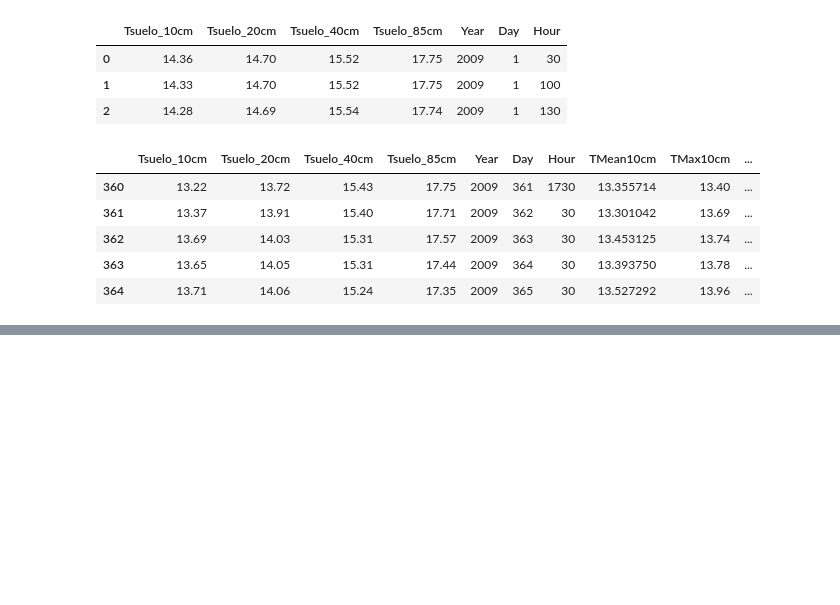
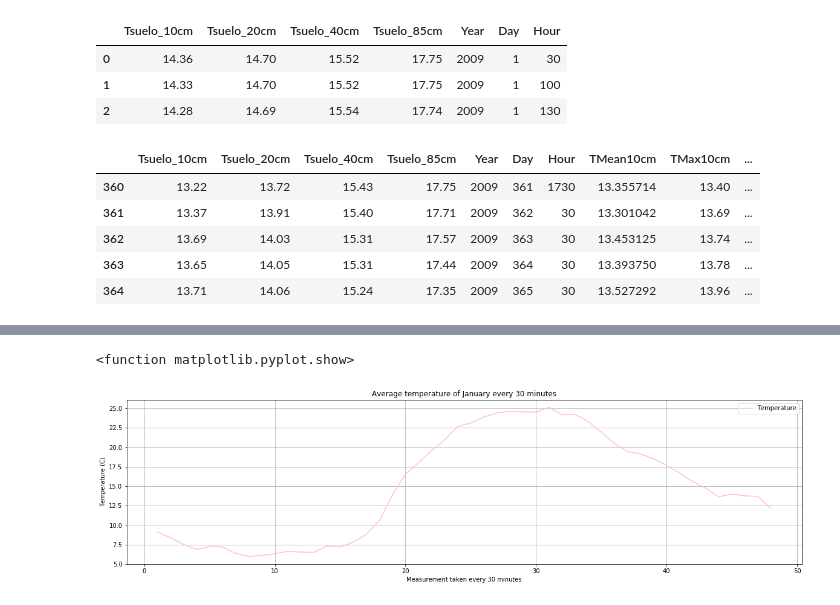
Before and after one commit to JoelA06/Tareas, a Jupyter notebook: Actividad8/Actividad8.ipynb, the cells around one changed output, grey strips where cells are left out. Saved outputs shown, nothing was run; the diff lists cells and outputs as text; code cells hidden in the pictures; blank space fills up the shorter version.

```diff
--- a/Actividad8/Actividad8.ipynb
+++ b/Actividad8/Actividad8.ipynb
@@ -276,0 +342,20 @@ meteo1["airT_Avg"]
+# %%
+#   Datos del primer día de enero con el promedio de la temperatura del aire
+#   Cada intervalo de 3 (porque así coincide con cada 30 minutos)
+#   Me haga la suma de los tres datos ya que se sumaron los tres se saque el promedio
+#y lo guarde en PROM
+#
+suma = 0
+prom = 0
+PromDay = []
+DateDay = []
+Count = 0
+for m in range(1, len(meteo1), 3):
+    if(meteo1["Day"][m] == 1 ):
+        suma = meteo1["airT_Avg"][m] + meteo1["airT_Avg"][m+1] + meteo1["airT_Avg"][m+2]
+        prom = suma/3
+        Count += 1
+        PromDay.append(prom)
+        DateDay.append(Count)
+    else:
+        break
@@ -276,0 +378,13 @@ meteo1["airT_Avg"]
+# %%
+#   Grafcia de la temperatura promedio del aire para el primero de enero cada 30 minutos
+plt.figure(figsize = (20,5))
+plt.plot(DateDay, PromDay, label="Temperature", color = "pink")
+plt.title("Average temperature of January 1st every 30 minutes")
+plt.ylabel("Temperature (C)")
+plt.xlabel("Measurement taken every 30 minutes")
+plt.legend()
+plt.grid()
+plt.show
+# %% [output]
+<function matplotlib.pyplot.show>
+[figure, added]
```
Also changed, not shown: parts of 25 cells of this notebook, 2 other files.
